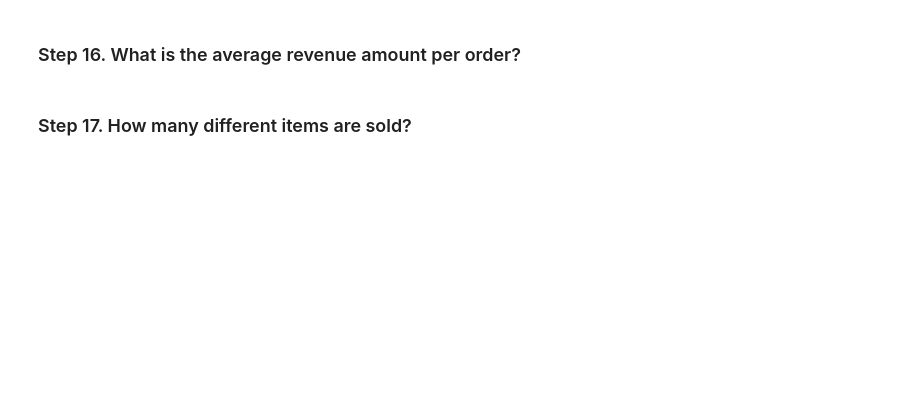
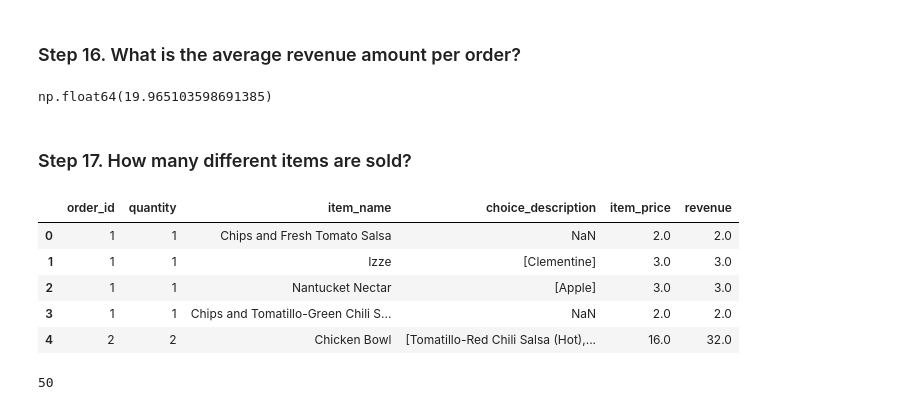
Before and after one commit to RazyAnas/MachineLearning, a Jupyter notebook: 01_Getting_&_Knowing_Your_Data/Chipotle/Exercises-Solved-By-Anas.ipynb, the cells around one changed output. Drawn from its saved outputs; the diff is of its cells as text; code cells hidden in the pictures; blank space fills up the shorter version.

```diff
--- a/01_Getting_&_Knowing_Your_Data/Chipotle/Exercises-Solved-By-Anas.ipynb
+++ b/01_Getting_&_Knowing_Your_Data/Chipotle/Exercises-Solved-By-Anas.ipynb
@@ -135,4 +139,6 @@ np.int64(4972)
 # %% [markdown]
 #### Step 13.b. Create a lambda function and change the type of item price
+# %%
+chipo['item_price'] = chipo['item_price'].astype('float')
 # %% [markdown]
 #### Step 13.c. Check the item price type
@@ -147,4 +186,27 @@ np.int64(4972)
+# %%
+# Solution 1
+
+chipo['revenue'] = chipo['quantity'] * chipo['item_price']
+chipo.head()
+
+order_revenue = chipo.groupby('order_id')['revenue'].sum()
+order_revenue.mean()
+# %% [output]
+np.float64(19.965103598691385)
 # %%
 # Solution 2
 # %% [markdown]
 ### Step 17. How many different items are sold?
+# %%
+chipo.head()
+# %% [output]
+|  | order_id | quantity | item_name | choice_description | item_price | revenue |
+| 0 | 1 | 1 | Chips and Fresh Tomato Salsa | NaN | 2.0 | 2.0 |
+| 1 | 1 | 1 | Izze | [Clementine] | 3.0 | 3.0 |
+| 2 | 1 | 1 | Nantucket Nectar | [Apple] | 3.0 | 3.0 |
+| 3 | 1 | 1 | Chips and Tomatillo-Green Chili S... | NaN | 2.0 | 2.0 |
+| 4 | 2 | 2 | Chicken Bowl | [Tomatillo-Red Chili Salsa (Hot),... | 16.0 | 32.0 |
+# %%
+chipo['item_name'].nunique()
+# %% [output]
+50
```
Also changed, not shown: parts of 10 cells of this notebook.
